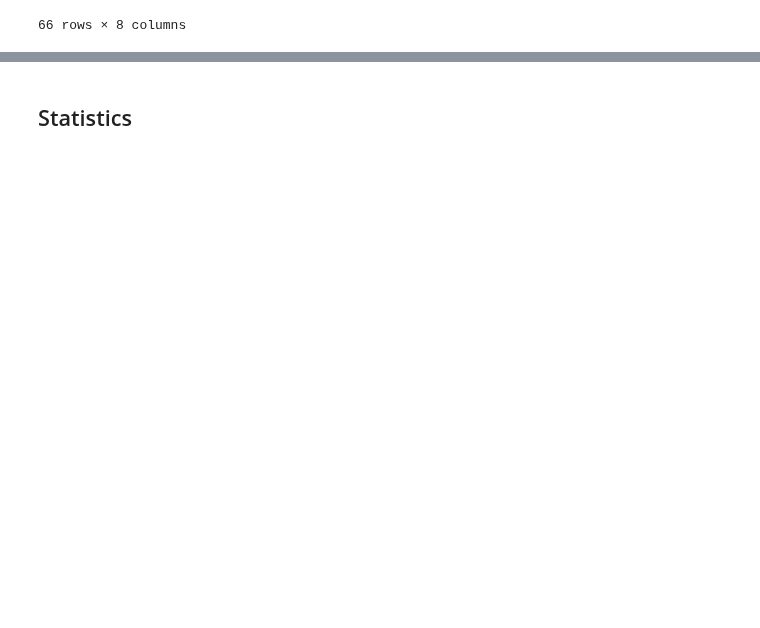
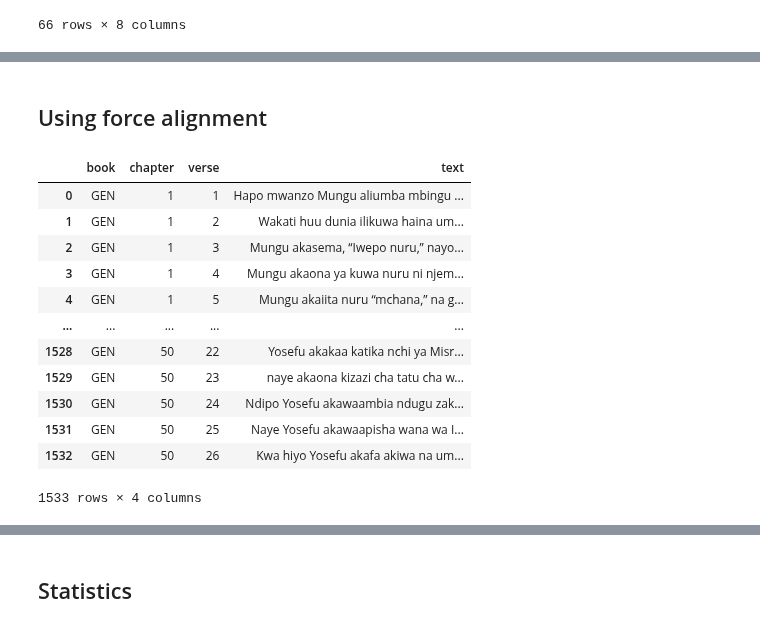
Before and after one commit to davidguzmanr/bible-tts-resources, a Jupyter notebook: dev.ipynb, the cells around one changed output, grey strips where cells are left out. Cells and saved outputs as stored; diff of their text form; code cells hidden in the pictures; blank space fills up the shorter version.

```diff
--- a/dev.ipynb
+++ b/dev.ipynb
@@ -516,0 +533,20 @@ Deleted: data/audios/Bengali/Alignment
+# %% [markdown]
+## Using force alignment
+# %%
+file_path = "data/texts/Swahili/USX/release/USX_1/GEN.usx"
+df = usx_parser.usx_to_dataframe(file_path, include_headings=False)
+df
+# %% [output]
+|  | book | chapter | verse | text |
+| 0 | GEN | 1 | 1 | Hapo mwanzo Mungu aliumba mbingu ... |
+| 1 | GEN | 1 | 2 | Wakati huu dunia ilikuwa haina um... |
+| 2 | GEN | 1 | 3 | Mungu akasema, “Iwepo nuru,” nayo... |
+| 3 | GEN | 1 | 4 | Mungu akaona ya kuwa nuru ni njem... |
+| 4 | GEN | 1 | 5 | Mungu akaiita nuru “mchana,” na g... |
+| ... | ... | ... | ... | ... |
+| 1528 | GEN | 50 | 22 | Yosefu akakaa katika nchi ya Misr... |
+| 1529 | GEN | 50 | 23 | naye akaona kizazi cha tatu cha w... |
+| 1530 | GEN | 50 | 24 | Ndipo Yosefu akawaambia ndugu zak... |
+| 1531 | GEN | 50 | 25 | Naye Yosefu akawaapisha wana wa I... |
+| 1532 | GEN | 50 | 26 | Kwa hiyo Yosefu akafa akiwa na um... |
+1533 rows × 4 columns
```
Also changed, not shown: parts of 15 cells of this notebook, 4 other files.
